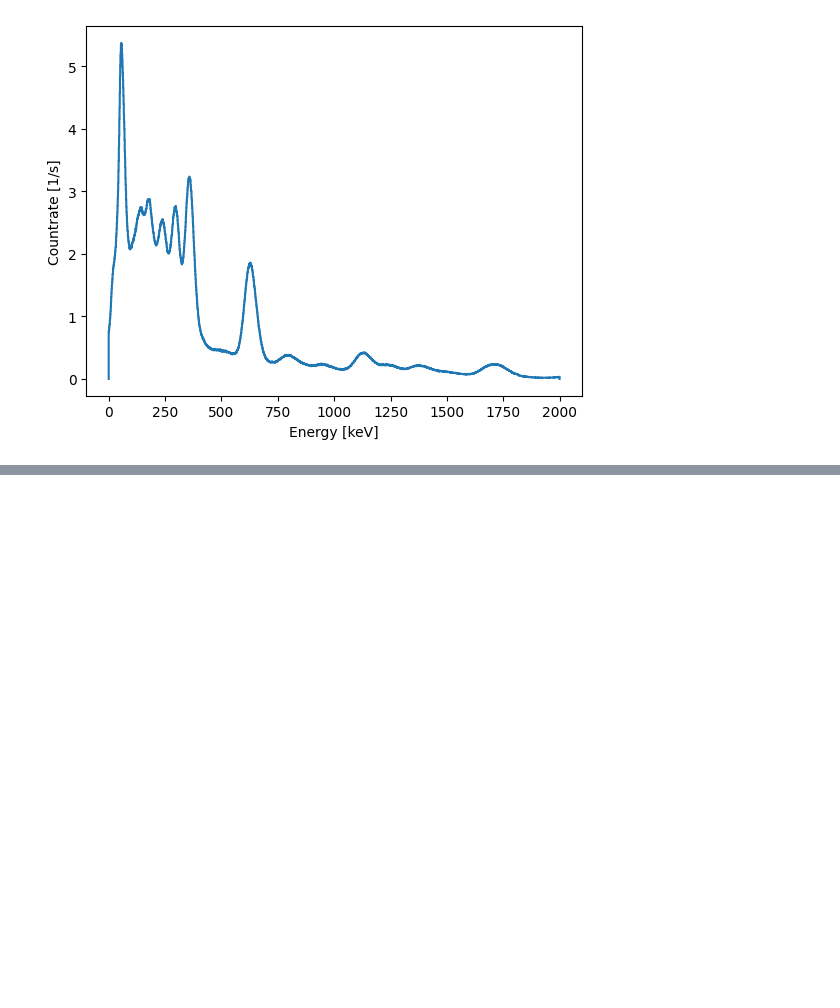
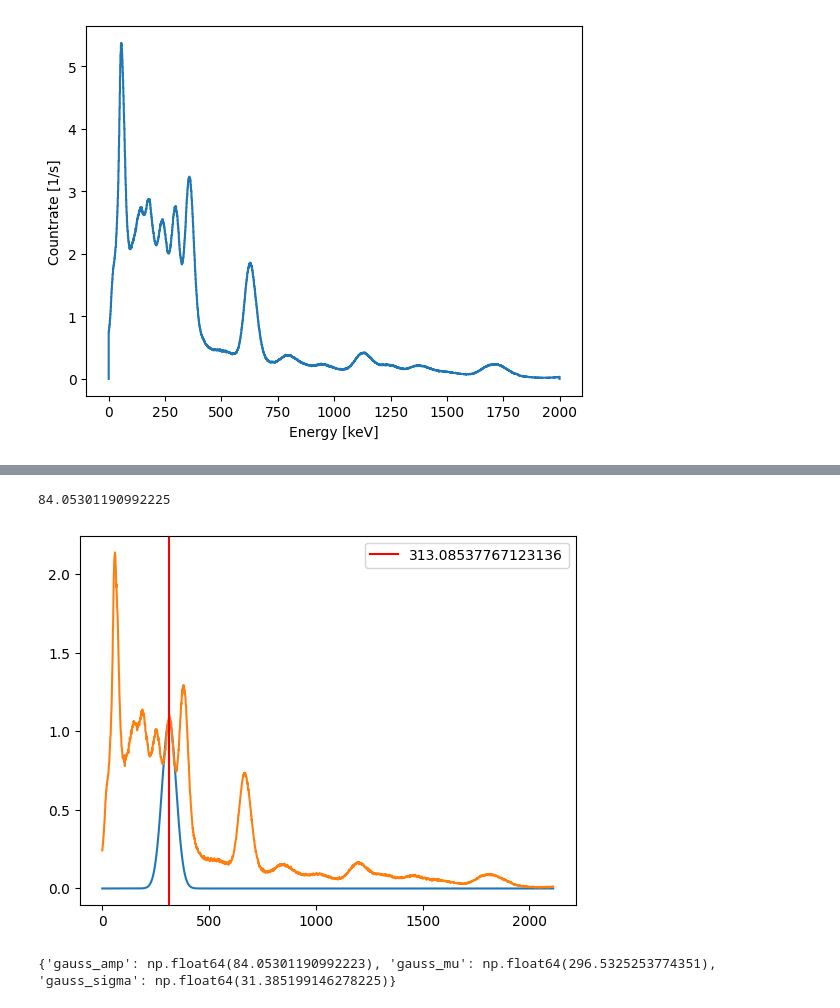
Before and after one commit to tunkleo/ners586soil, a Jupyter notebook: testground.ipynb, the cells around one changed output, grey strips where cells are left out. Saved outputs shown, nothing was run; the diff lists cells and outputs as text; code cells hidden in the pictures; blank space fills up the shorter version.

```diff
--- a/testground.ipynb
+++ b/testground.ipynb
@@ -196,0 +201,22 @@ print(gaussian_params)
+# %%
+peak_to_search = 310
+peak_to_search *= 627/662
+cps_soil_medium, fitter_soil_medium = utils.get_cps_peak(soil_medium, peak_to_search)
+print(cps_soil_medium)
+x_plot = np.linspace(0, 2000, 2000)
+gaussian_params = fitter_soil_medium.best_values
+# y_plot = fitter_soil_high.model.components[0].eval(x_plot, **gaussian_params)
+y_plot = fitter_soil_medium.eval(x_plot, **gaussian_params)
+x_plot = x_plot*662/627
+plt.plot(x_plot, y_plot)
+plt.plot(x_plot[:-1], soil_medium.cps_vals)
+centerline = gaussian_params['gauss_mu']*662/627
+plt.axvline(x=centerline, color='r', label=f'{centerline}')
+plt.legend()
+plt.show()
+
+print(gaussian_params)
+# %% [output]
+84.05301190992225
+[figure, added]
+{'gauss_amp': np.float64(84.05301190992223), 'gauss_mu': np.float64(296.5325253774351), 'gauss_sigma': np.float64(31.385199146278225)}
```
Also changed, not shown: parts of 2 cells of this notebook.
